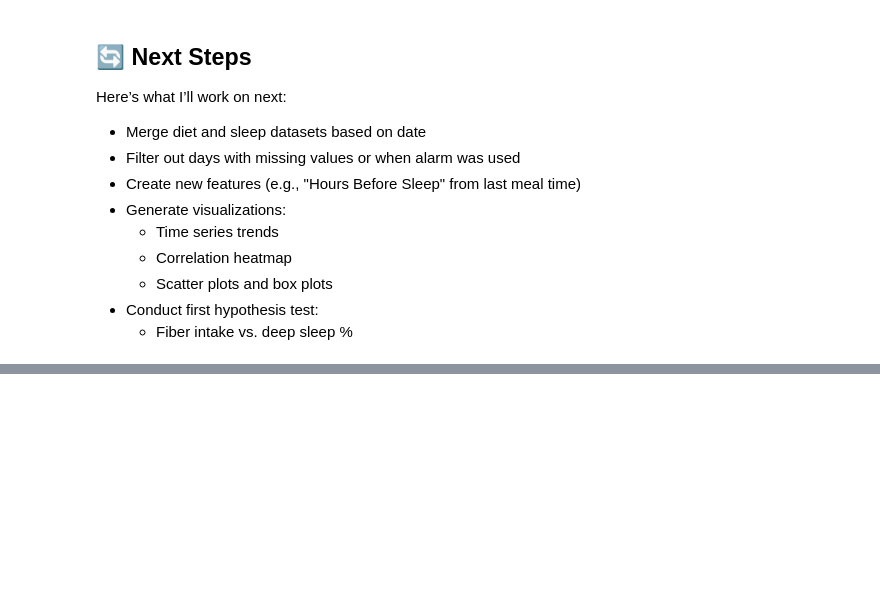
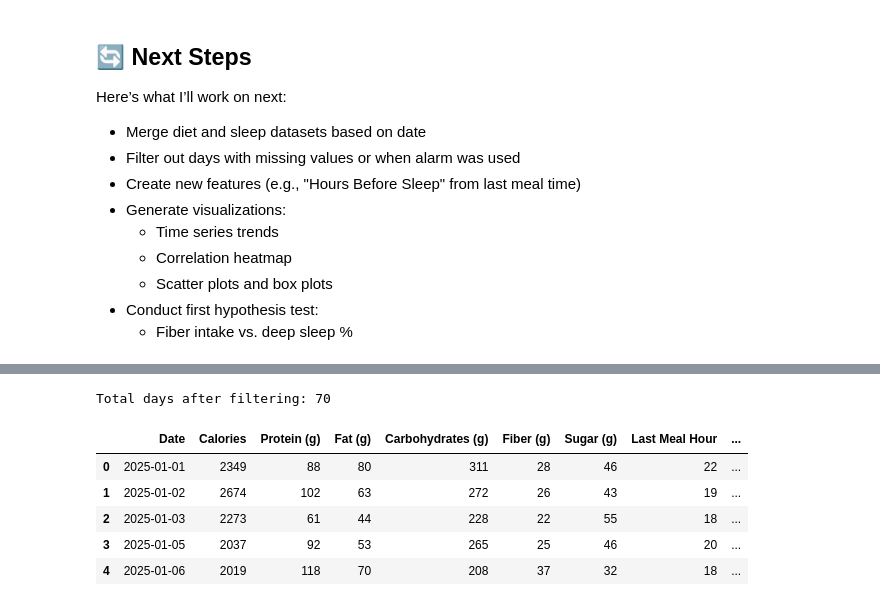
Before and after one commit to Hamzaaw/diet-sleep-analysis, a Jupyter notebook: eda.ipynb, the cells around one changed output, grey strips where cells are left out. Saved outputs shown, nothing was run; the diff lists cells and outputs as text; code cells hidden in the pictures; blank space fills up the shorter version.

```diff
--- a/eda.ipynb
+++ b/eda.ipynb
@@ -122,0 +142,18 @@ Here’s what I’ll work on next:
+# %%
+# Filter to keep only natural wakeup days
+filtered_df = merged_df[merged_df['Natural Wakeup'] == True].copy()
+
+# Reset index for clean slicing later
+filtered_df.reset_index(drop=True, inplace=True)
+
+# Preview filtered data
+print(f"Total days after filtering: {filtered_df.shape[0]}")
+display(filtered_df.head())
+# %% [output]
+Total days after filtering: 70
+|  | Date | Calories | Protein (g) | Fat (g) | Carbohydrates (g) | Fiber (g) | Sugar (g) | Last Meal Hour | ... |
+| 0 | 2025-01-01 | 2349 | 88 | 80 | 311 | 28 | 46 | 22 | ... |
+| 1 | 2025-01-02 | 2674 | 102 | 63 | 272 | 26 | 43 | 19 | ... |
+| 2 | 2025-01-03 | 2273 | 61 | 44 | 228 | 22 | 55 | 18 | ... |
+| 3 | 2025-01-05 | 2037 | 92 | 53 | 265 | 25 | 46 | 20 | ... |
+| 4 | 2025-01-06 | 2019 | 118 | 70 | 208 | 37 | 32 | 18 | ... |
```
Also changed, not shown: parts of 4 cells of this notebook.
